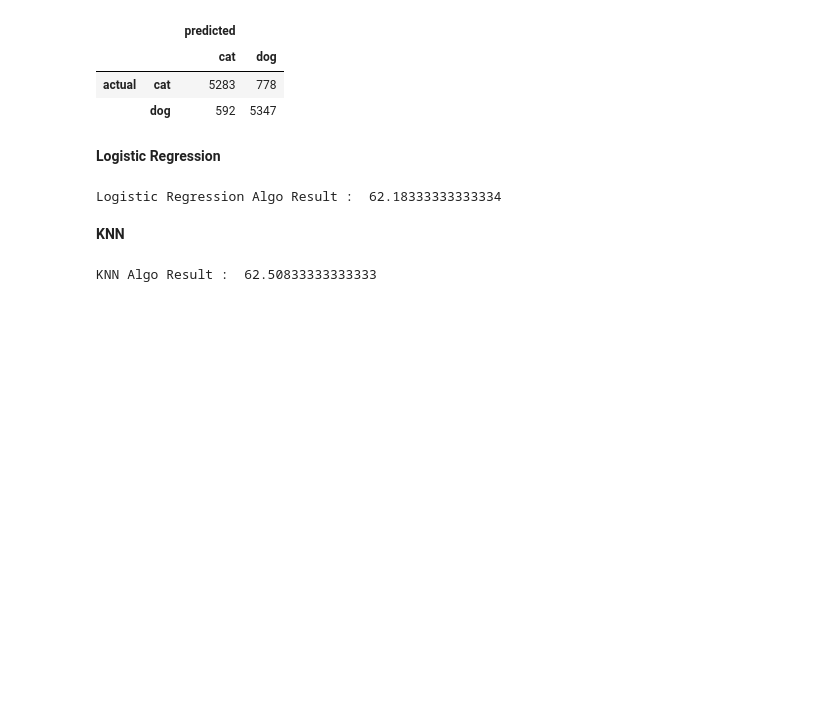
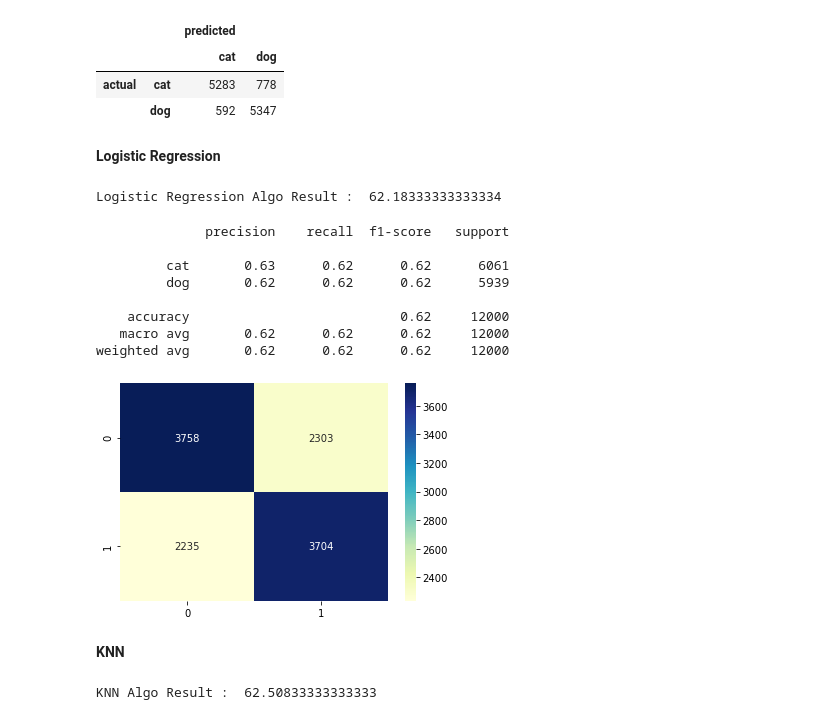
Before and after one commit to TaliaSeada/Data-Science-Research, a Jupyter notebook: DOG VS CATS .ipynb, the cells around one changed output. Cells and saved outputs as stored; diff of their text form; code cells hidden in the pictures; blank space fills up the shorter version.

```diff
--- a/DOG VS CATS .ipynb
+++ b/DOG VS CATS .ipynb
@@ -344,8 +344,18 @@ Logistic Regression Algo Result :  62.18333333333334
 # %%
 con_mat = confusion_matrix(y_val, lr_pred)
 f, ax = plt.subplots(figsize=(6, 4))
-sns.heatmap(con_mat, annot=True, fmt='g', ,cmap="YlGnBu")
+sns.heatmap(con_mat, annot=True, fmt='g',cmap="YlGnBu")
 print(classification_report(y_val, lr_pred))
+# %% [output]
+              precision    recall  f1-score   support
+
+         cat       0.63      0.62      0.62      6061
+         dog       0.62      0.62      0.62      5939
+
+    accuracy                           0.62     12000
+   macro avg       0.62      0.62      0.62     12000
+weighted avg       0.62      0.62      0.62     12000
+[figure, added]
 # %% [markdown]
 <B> KNN
 # %%
```
